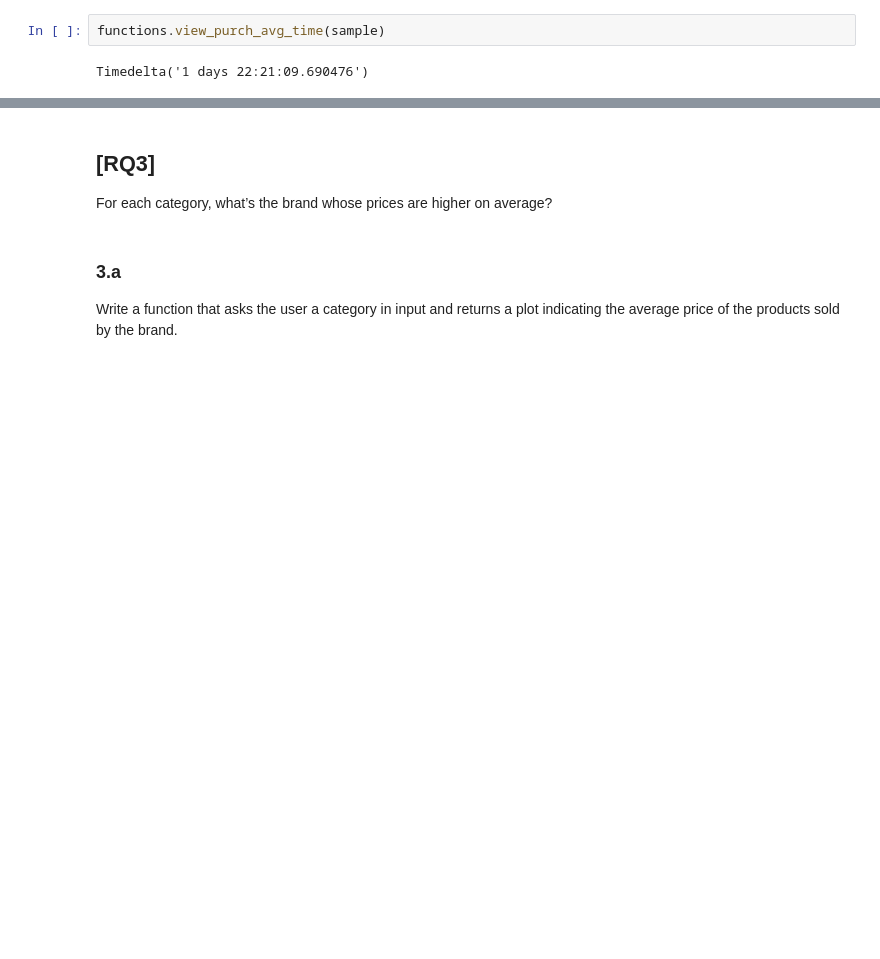
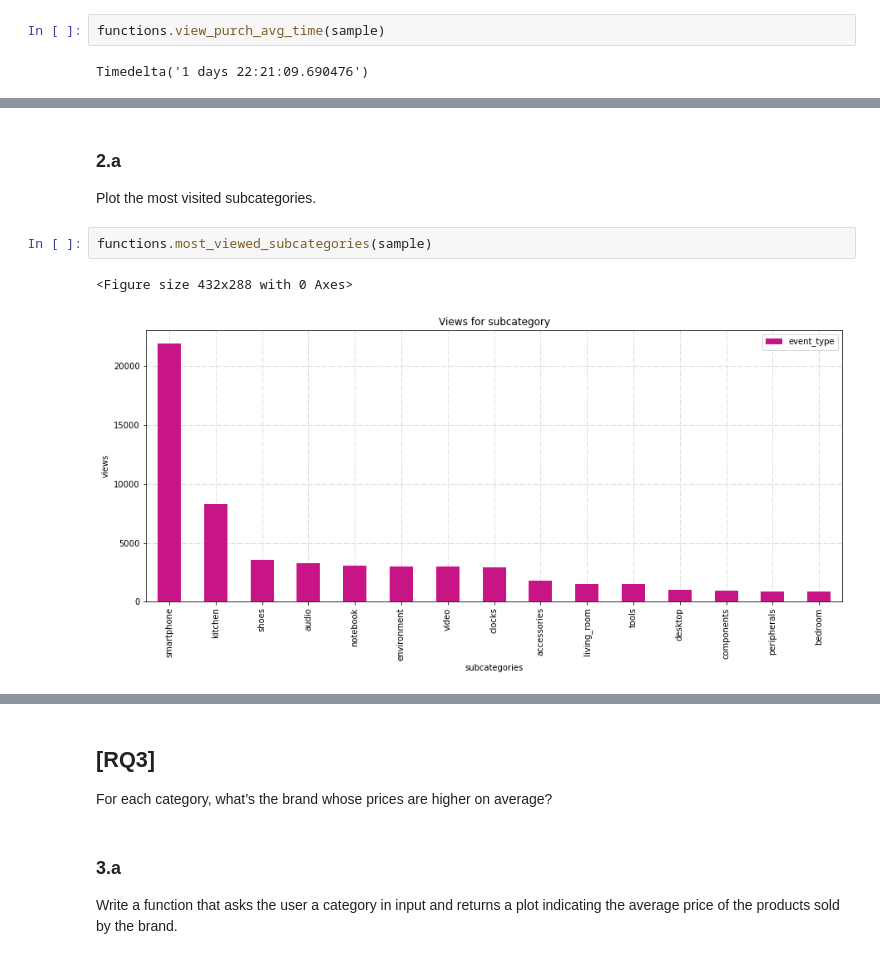
Before and after one commit to mikcnt/adm-homework-2, a Jupyter notebook: exercises.ipynb, the cells around one changed output, grey strips where cells are left out. Drawn from its saved outputs; the diff is of its cells as text; blank space fills up the shorter version.

```diff
--- a/exercises.ipynb
+++ b/exercises.ipynb
@@ -89,0 +100,8 @@ Timedelta('1 days 22:21:09.690476')
+# %% [markdown]
+### 2.a
+Plot the most visited subcategories.
+# %%
+functions.most_viewed_subcategories(sample)
+# %% [output]
+<Figure size 432x288 with 0 Axes>
+[figure, added]
```
Also changed, not shown: parts of 16 cells of this notebook, 2 other files.
